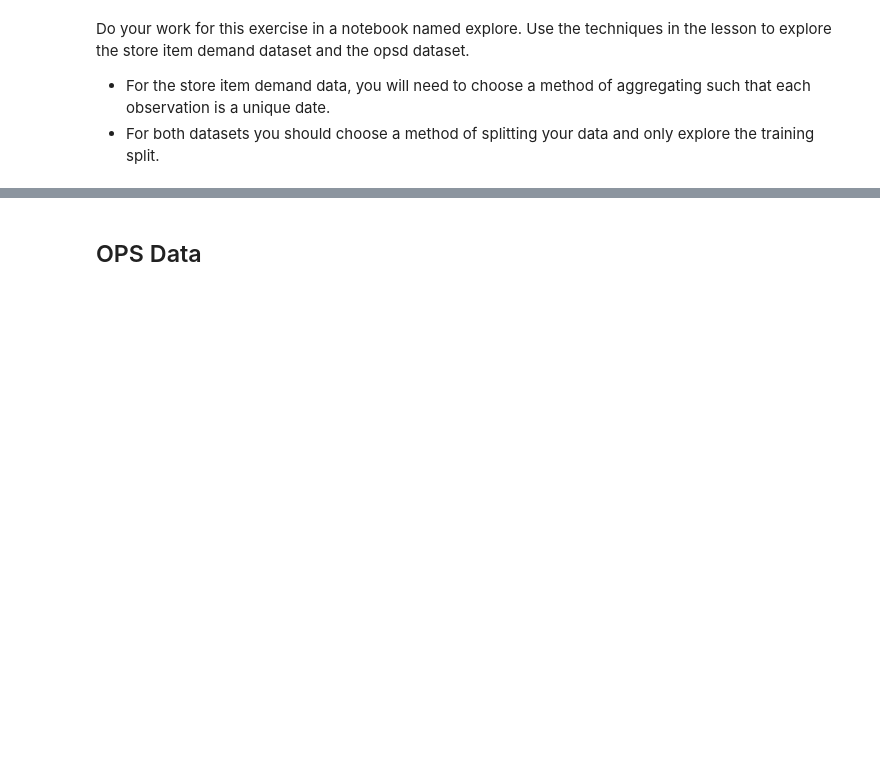
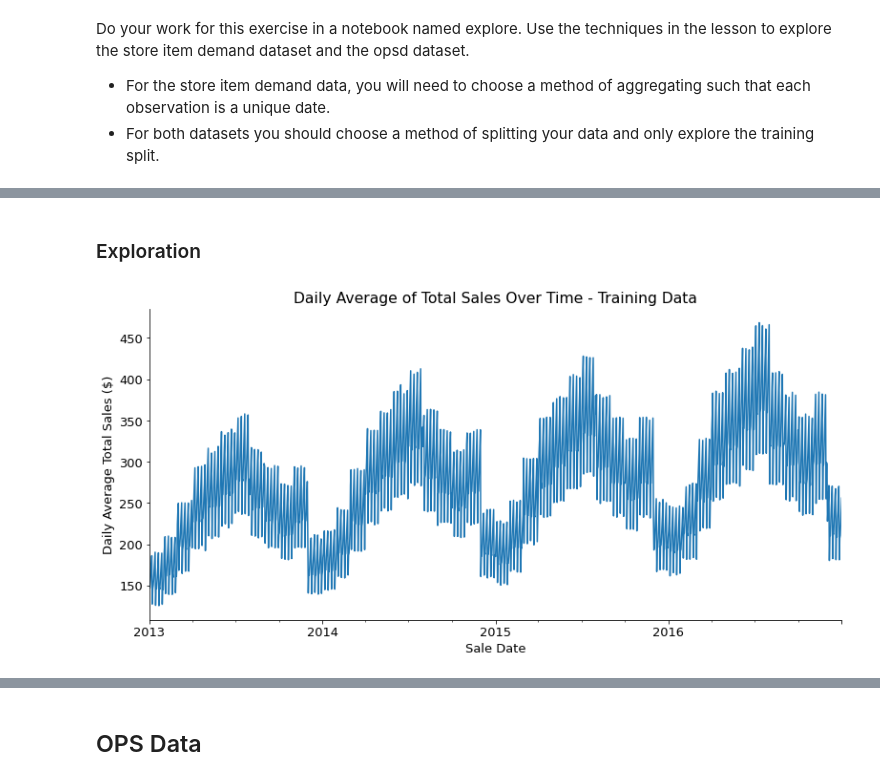
Before and after one commit to adam-talbot/time-series-exercises, a Jupyter notebook: explore.ipynb, the cells around one changed output, grey strips where cells are left out. Saved outputs shown, nothing was run; the diff lists cells and outputs as text; code cells hidden in the pictures; blank space fills up the shorter version.

```diff
--- a/explore.ipynb
+++ b/explore.ipynb
@@ -33,0 +123,12 @@ df.head()
+# %%
+# make a copy and reassign s to train
+s = train.copy()
+# %% [markdown]
+### Exploration
+# %%
+# plot training set
+s.plot(title='Daily Average of Total Sales Over Time - Training Data')
+plt.ylabel('Daily Average Total Sales ($)')
+plt.xlabel('Sale Date');
+# %% [output]
+[figure, added]
```
Also changed, not shown: parts of 94 cells of this notebook, 1 other file.
